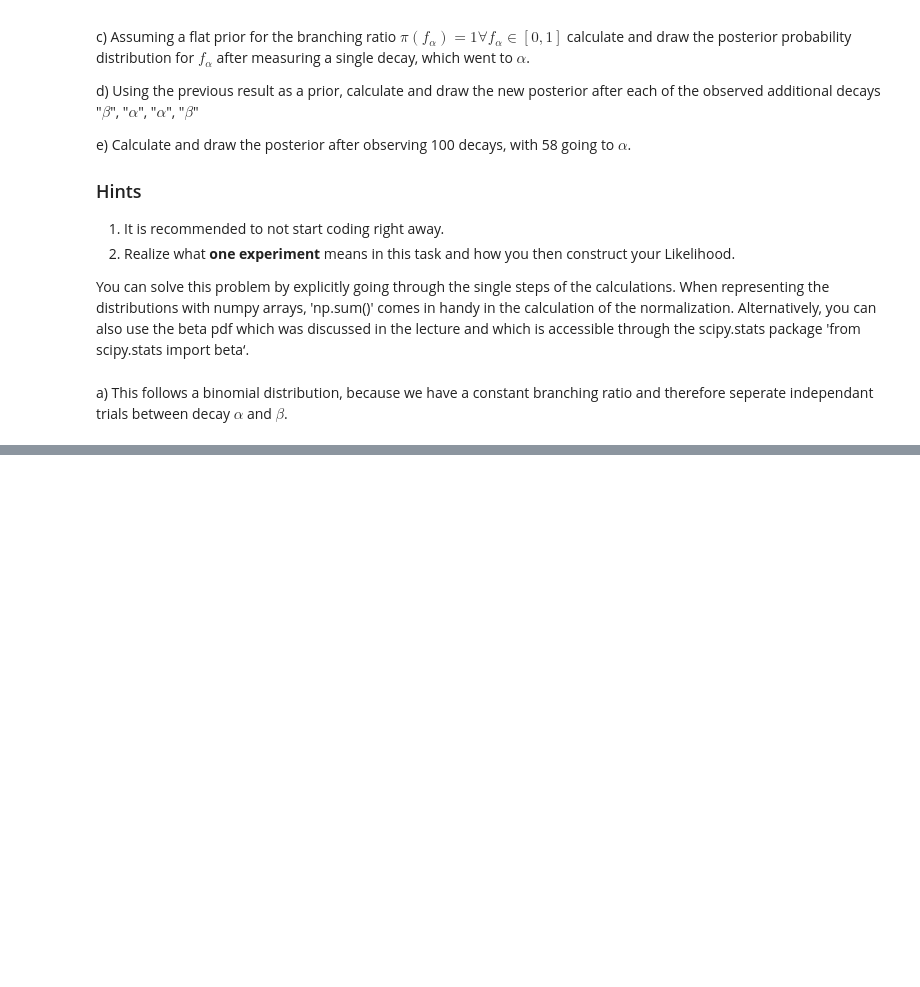
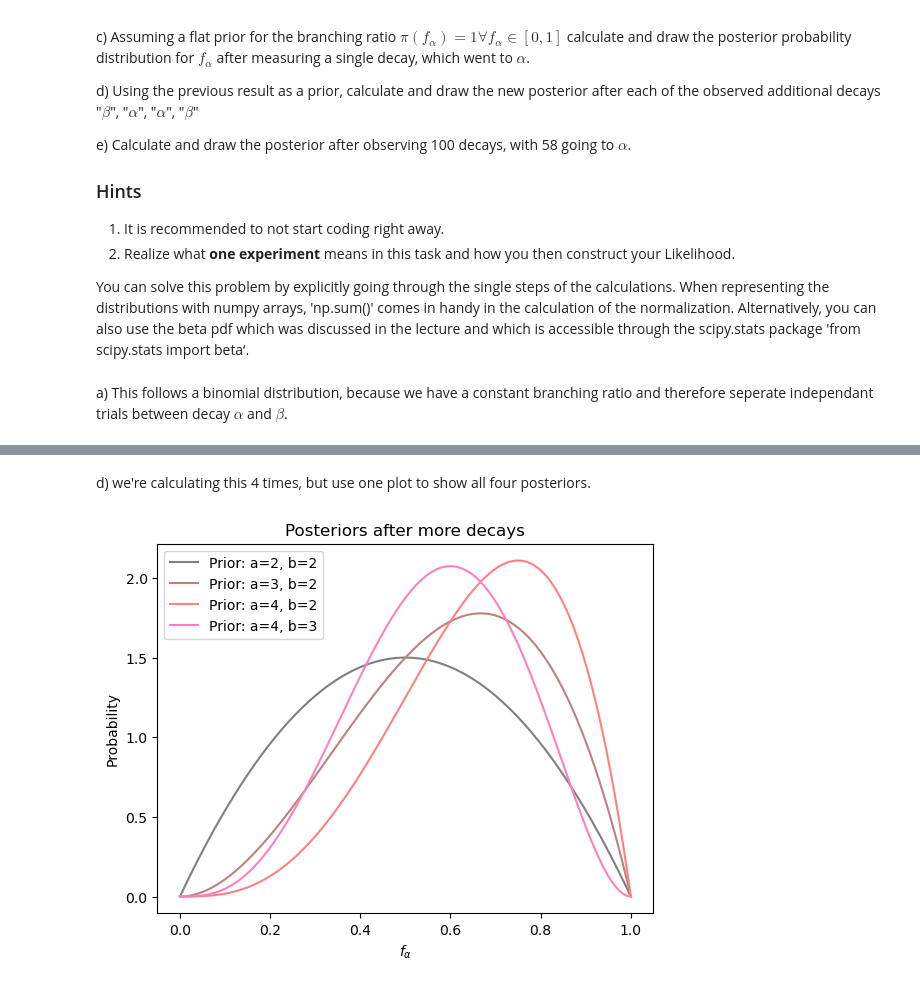
Before and after one commit to crispaceo/FP_S01, a Jupyter notebook: Till_S01_bayes_01.ipynb, the cells around one changed output, grey strips where cells are left out. Cells and saved outputs as stored; diff of their text form; code cells hidden in the pictures; blank space fills up the shorter version.

```diff
--- a/Till_S01_bayes_01.ipynb
+++ b/Till_S01_bayes_01.ipynb
@@ -34,0 +60,26 @@ b) from the manual we get the Posterior as $P(\vec{\lambda} \mid x)=\frac{L(x \m
+# %% [markdown]
+d) we're calculating this 4 times, but use one plot to show all four posteriors.
+# %%
+events = ["b", "a", "a", "b"]
+#from c)
+a, b = 2, 1
+posteriors = [(a,b)]
+
+space = np.linspace(0,1,200)
+
+for event in events:
+    if event == "a":
+        a += 1
+    elif event == "b":
+        b += 1
+    posteriors.append((a, b))
+    pdf = beta.pdf(space, a, b)
+    plt.plot(space, pdf, label=f"Prior: a={a}, b={b}", color=(a/4, 0.5, b/4))
+
+plt.legend()
+plt.xlabel(r"$f_\alpha$")
+plt.ylabel("Probability")
+plt.title("Posteriors after more decays")
+plt.show()
+# %% [output]
+[figure, added]
```
Also changed, not shown: parts of 5 cells of this notebook.
